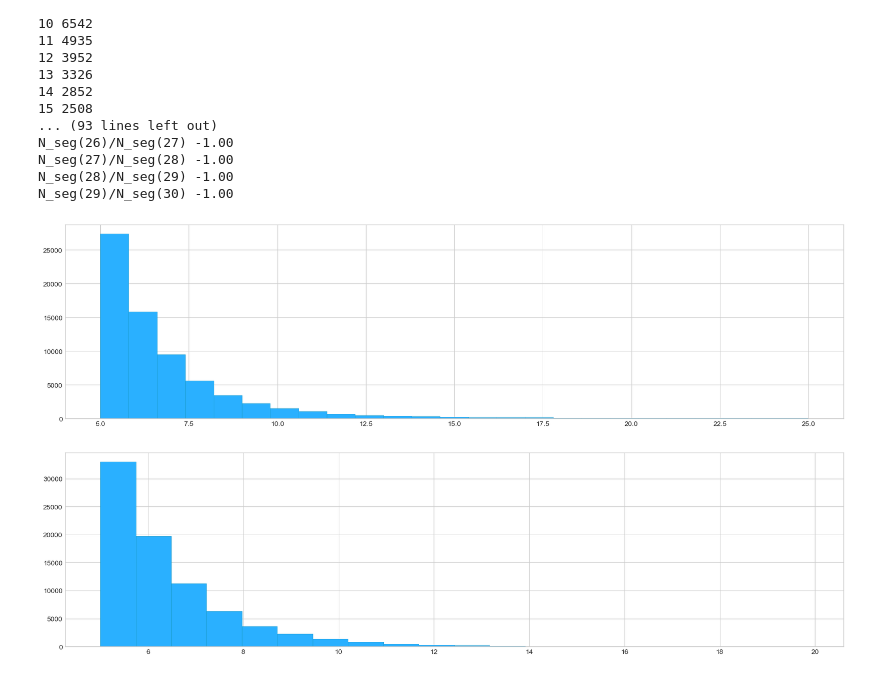
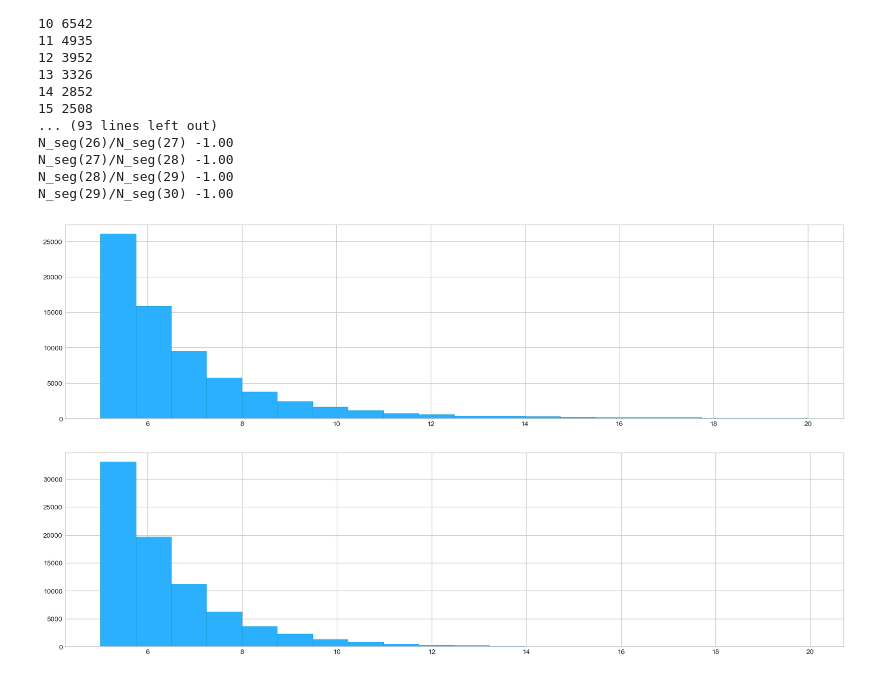
Before and after one commit to TanushGoel/Genome540-541, a Jupyter notebook: Homework7/genome_hw_7.ipynb, the cells around one changed output. Saved outputs shown, nothing was run; the diff lists cells and outputs as text; code cells hidden in the pictures.

```diff
--- a/Homework7/genome_hw_7.ipynb
+++ b/Homework7/genome_hw_7.ipynb
@@ -167,12 +167,12 @@ N_seg(29)/N_seg(30) -1.00
 # %%
 import matplotlib.pyplot as plt
 
 plt.figure(figsize=(20, 5))
 plt.style.use('seaborn-v0_8-whitegrid')
-plt.hist([x[-1] for x in true_dsegs if x[-1]<=25], bins=25, facecolor='#2ab0ff', edgecolor='#169acf', linewidth=0.5)
+plt.hist([x[-1] for x in true_dsegs if x[-1]<=20], bins=20, facecolor='#2ab0ff', edgecolor='#169acf', linewidth=0.5)
 plt.show()
 # %% [output]
-[figure, old version]
+[figure, new version]
 # %%
 plt.figure(figsize=(20, 5))
 plt.style.use('seaborn-v0_8-whitegrid')
```
